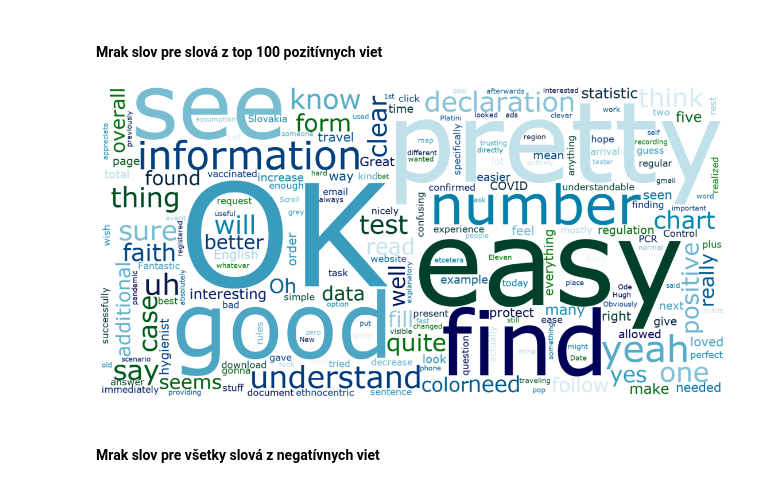
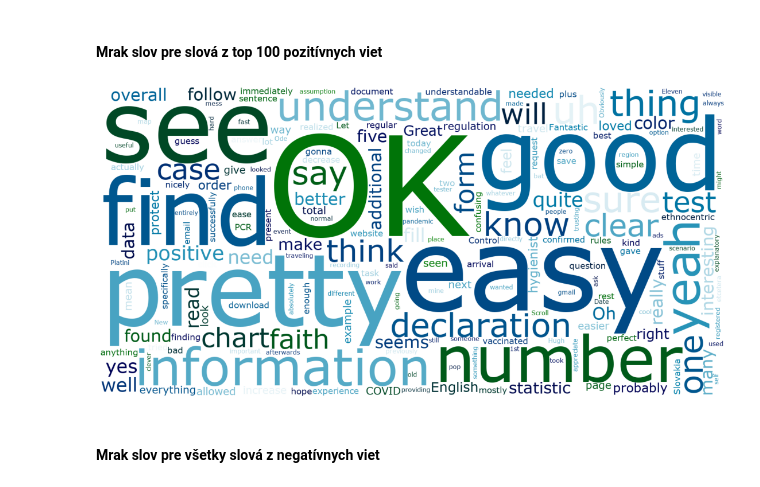
Before and after one commit to luc-rap/Analyza-sentimentu-VADER, a Jupyter notebook: evaluation.ipynb, the cells around one changed output. Drawn from its saved outputs; the diff is of its cells as text; code cells hidden in the pictures.

```diff
--- a/evaluation.ipynb
+++ b/evaluation.ipynb
@@ -48,7 +48,7 @@ text_pos = df_vader_pos['Sentence'].values
 # Top 100 najpozitívnejších viet zoradených podľa vader-compound skóre
 df_vader_pos_top100 = df_vader_pos.head(100)
 # Spracovanie do textovej formy
-text_pos_top100 = df_vader_pos_top10['Sentence'].values
+text_pos_top100 = df_vader_pos_top100['Sentence'].values
 # %%
 # Usporiadenie negatívnych viet podľa najnižšieho vader-compound skóre
 df_vader_neg = df.loc[df['vader-polarity'] == 'Negative'].sort_values(by='vader-compound')
@@ -62,9 +62,9 @@ text_neg_top100 = df_vader_neg_top10['Sentence'].values
 # %%
 # Spracovanie do reťazca, aby sme mohli vytvoriť mrak slov
 text_pos = ''.join(text_pos)
-text_pos_top100 = ''.join(text_pos_top10)
+text_pos_top100 = ''.join(text_pos_top100)
 text_neg = ''.join(text_neg)
-text_neg_top100 = ''.join(text_neg_top10)
+text_neg_top100 = ''.join(text_neg_top100)
 # %% [markdown]
 #### Mrak slov pre všetky slová z pozitívnych viet
 # %%
@@ -87,18 +87,18 @@ plt.show()
 # %%
 wordcloud = WordCloud(font_path = r'C:\Windows\Fonts\Verdana.ttf',
                             stopwords = STOPWORDS,
                             background_color = 'white',
                             width = 1600,
                             height = 800,
                             colormap='ocean',
                             collocations=False
-                            ).generate(text_pos_top10)
+                            ).generate(text_pos_top100)
 plt.figure( figsize=(20,10) )
 plt.imshow(wordcloud)
 plt.axis('off')
 plt.show()
 # %% [output]
-[figure, old version]
+[figure, new version]
 # %% [markdown]
 #### Mrak slov pre všetky slová z negatívnych viet
 # %%
```
Also changed, not shown: parts of 4 cells of this notebook, 4 other files.
